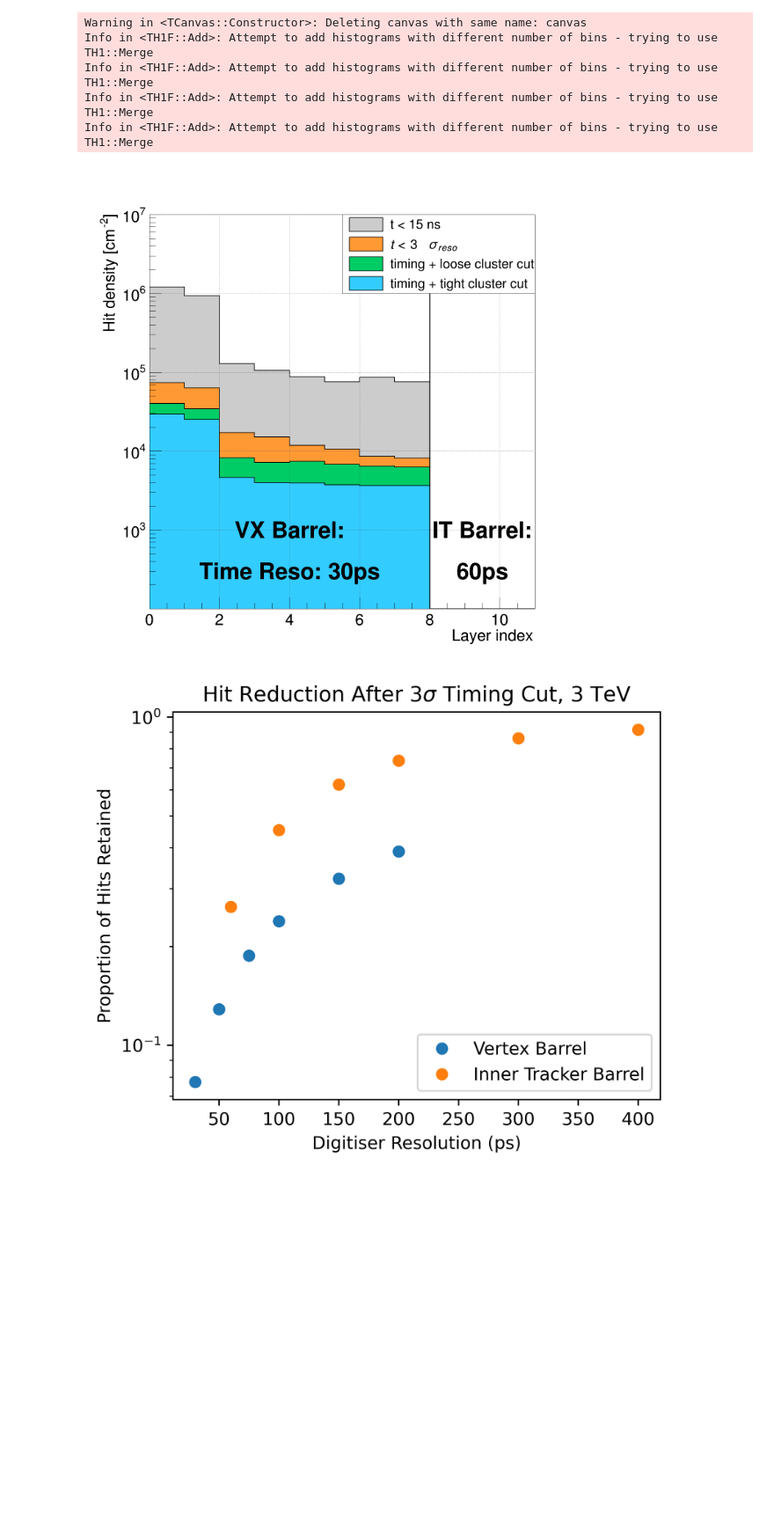
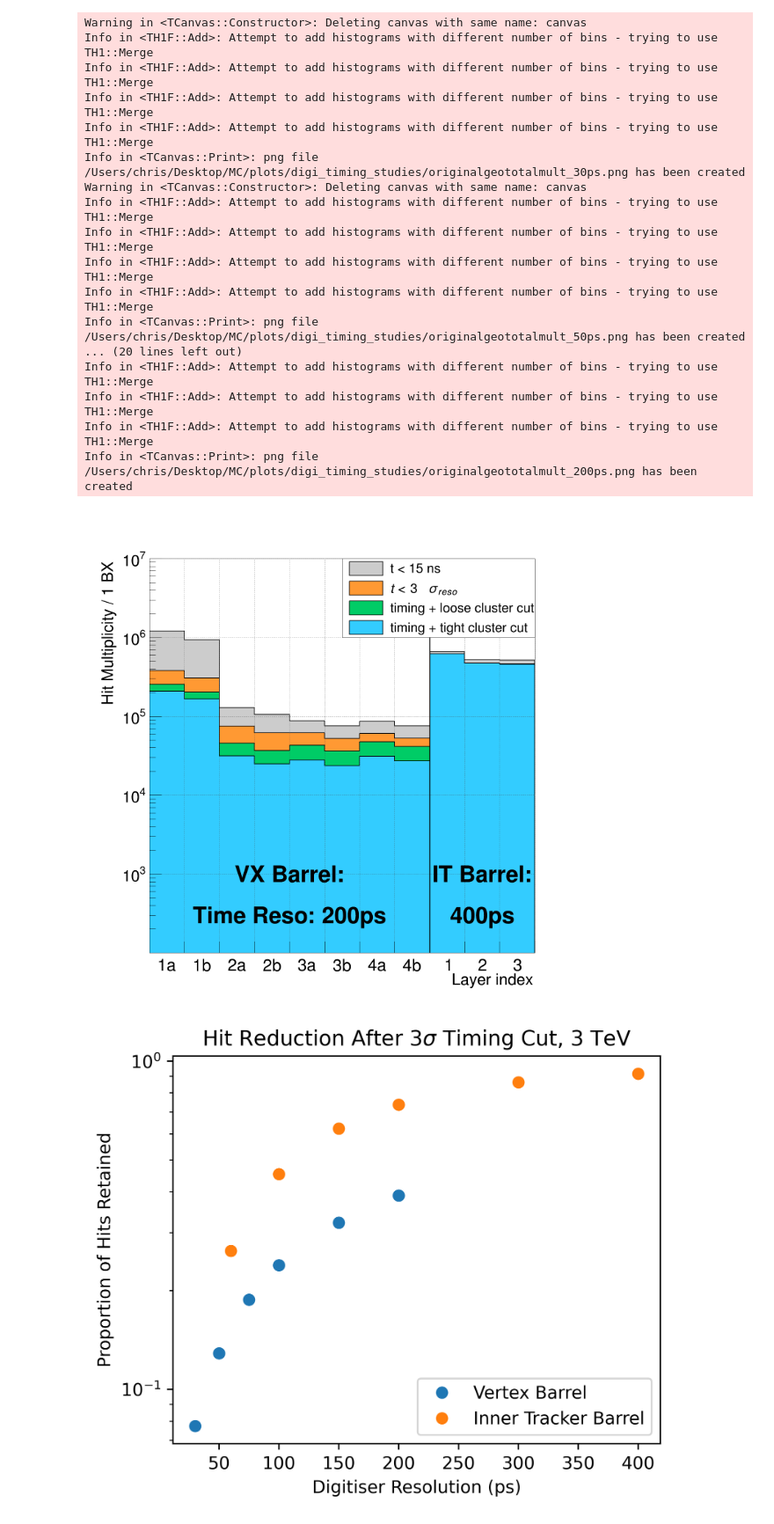
Before and after one commit to chrissellgren/MC_analysis, a Jupyter notebook: Hit Occupancy Plots/occupancy_manytimings.ipynb, the cells around one changed output. Shown: that part at 88% size. Cells and saved outputs as stored; diff of their text form; code cells hidden in the pictures; blank space fills up the shorter version.

Commit message:
fixed missing layer and better labels

```diff
--- a/Hit Occupancy Plots/occupancy_manytimings.ipynb
+++ b/Hit Occupancy Plots/occupancy_manytimings.ipynb
@@ -27,7 +27,7 @@ sens_area_ib = {}
 sens_area_ib.update({('b',l): a for l, a in enumerate([8117.85,22034.16,51678.81])})
 
 TIMES = ["30ps","50ps","75ps","100ps","150ps","200ps"]
-TIMES = ["30ps"]
+#TIMES = ["30ps"]
 TIMES_IT = ["60ps","100ps","150ps","200ps","300ps","400ps"]
 
 vx_tothits = []
@@ -86,11 +86,11 @@ for iT,time in enumerate(TIMES):
     histos = [R.TH1F(f'h{i:d}', ';Layer;Hit density [cm^{-2}]', 16, 0, 16) for i in range(nH)]
     nhits_ib = []
     for i,h in enumerate(histos_ib):
-        nhits_ib.append(np.sum([histos_ib[i].GetBinContent(j) for j in range(histos_ib[iH].GetNbinsX())]))
+        nhits_ib.append(np.sum([histos_ib[i].GetBinContent(j) for j in range(histos_ib[i].GetNbinsX())]))
         # noramlize by sensor area, shift bins by 8.
-        #for l in range(3):
-        #    histos[i].SetBinContent(l+9, h.GetBinContent(l+1))
-            #h.SetBinContent(l+1, 0)
+        for l in range(3):
+            histos[i].SetBinContent(l+9, h.GetBinContent(l+1))
+            h.SetBinContent(l+1, 0)
     nhits_vx = []
     for iH, h in enumerate(histos_vb):
         h.Draw()
@@ -128,7 +128,8 @@ for iT,time in enumerate(TIMES):
     # colors = [1, 11, 15]
     # fills = [0, 12, 16]
     yMax = 1e4
-    h_ax = R.TH1F('h_ax', ';Layer index;Hit density [cm^{-2}]', 11, 0, 11)
+    #h_ax = R.TH1F('h_ax', ';Layer index;Hit density [cm^{-2}]', 11, 0, 11)
+    h_ax = R.TH1F('h_ax', ';Layer index;Hit Multiplicity / 1 BX', 11, 0, 11)
     #h_ax.GetYaxis().SetMaxDigits(4)
     C.SetLogy(True)
     h_ax.SetAxisRange(100, 1e7, 'Y')
@@ -148,6 +149,10 @@ for iT,time in enumerate(TIMES):
         h.Draw('HIST same')
     h_ax.Draw('AXIG same')
     leg.Draw()
+    xlabels = ["1a","1b","2a","2b","3a","3b","4a","4b","1","2","3"]
+    for i,label in enumerate(xlabels):
+        h_ax.GetXaxis().SetBinLabel(i+1, label)
+    h_ax.GetXaxis().SetLabelSize(0.055)
     C.Draw()
     C.RedrawAxis()
     # Drawing text labels
@@ -167,7 +172,7 @@ for iT,time in enumerate(TIMES):
     l.SetLineWidth(3)
     l.SetLineColor(1)
     l.Draw()
-    #C.SaveAs(os.path.join(DIR_OUT,STUDY_NAME+"totalmult_"+TIME+".png"))
+    C.SaveAs(os.path.join(DIR_OUT,STUDY_NAME+"totalmult_"+TIME+".png"))
 
 print(vx_tothits,it_tothits)
 # %% [output]
@@ -178,9 +198,21 @@ print(vx_tothits,it_tothits)
 Warning in <TCanvas::Constructor>: Deleting canvas with same name: canvas
 Info in <TH1F::Add>: Attempt to add histograms with different number of bins - trying to use TH1::Merge
 Info in <TH1F::Add>: Attempt to add histograms with different number of bins - trying to use TH1::Merge
 Info in <TH1F::Add>: Attempt to add histograms with different number of bins - trying to use TH1::Merge
 Info in <TH1F::Add>: Attempt to add histograms with different number of bins - trying to use TH1::Merge
+Info in <TCanvas::Print>: png file /Users/chris/Desktop/MC/plots/digi_timing_studies/originalgeototalmult_30ps.png has been created
+Warning in <TCanvas::Constructor>: Deleting canvas with same name: canvas
+Info in <TH1F::Add>: Attempt to add histograms with different number of bins - trying to use TH1::Merge
+Info in <TH1F::Add>: Attempt to add histograms with different number of bins - trying to use TH1::Merge
+Info in <TH1F::Add>: Attempt to add histograms with different number of bins - trying to use TH1::Merge
+Info in <TH1F::Add>: Attempt to add histograms with different number of bins - trying to use TH1::Merge
+Info in <TCanvas::Print>: png file /Users/chris/Desktop/MC/plots/digi_timing_studies/originalgeototalmult_50ps.png has been created
+... (20 lines left out)
+Info in <TH1F::Add>: Attempt to add histograms with different number of bins - trying to use TH1::Merge
+Info in <TH1F::Add>: Attempt to add histograms with different number of bins - trying to use TH1::Merge
+Info in <TH1F::Add>: Attempt to add histograms with different number of bins - trying to use TH1::Merge
+Info in <TCanvas::Print>: png file /Users/chris/Desktop/MC/plots/digi_timing_studies/originalgeototalmult_200ps.png has been created
-[figure, old version]
+[figure, new version]
 # %%
 times = [30,50,75,100,150,200]
 reduction_vx = [vx_tothits[i][1]/vx_tothits[i][0] for i in range(len(times))]
```
Also changed, not shown: parts of 5 cells of this notebook, 1 other file.
